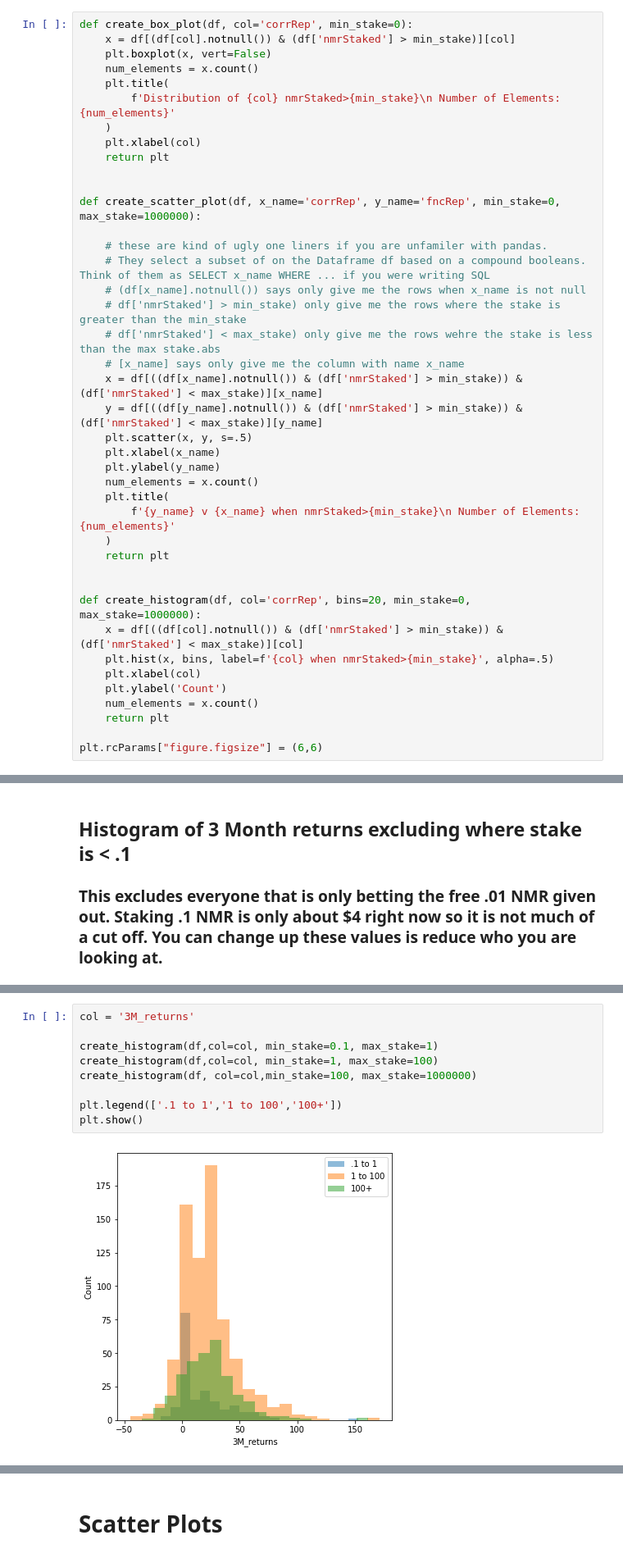
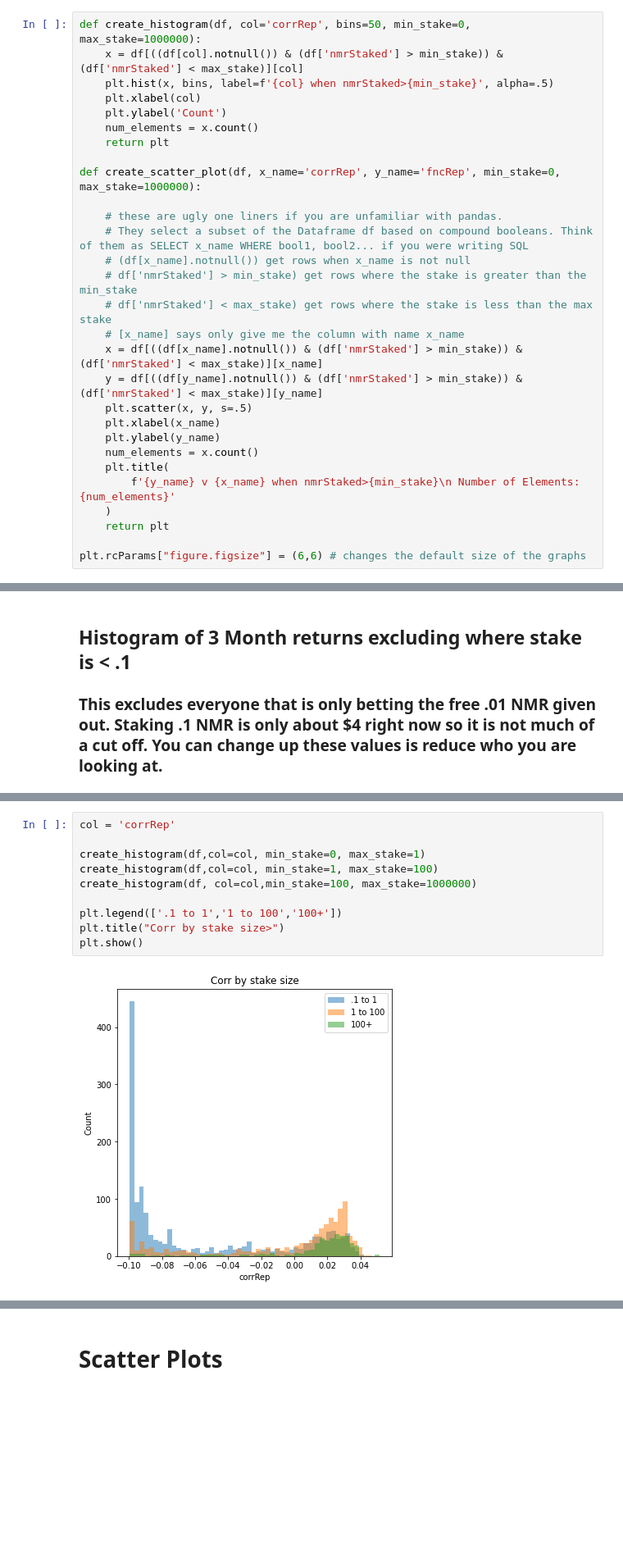
Before and after one commit to parkerburchett/Numerai, a Jupyter notebook: NumerAI LeaderBoard Analysis.ipynb, the cells around one changed output, grey strips where cells are left out. Shown: that part at 82% size. Cells and saved outputs as stored; diff of their text form; blank space fills up the shorter version.

```diff
--- a/NumerAI LeaderBoard Analysis.ipynb
+++ b/NumerAI LeaderBoard Analysis.ipynb
@@ -133,24 +136,21 @@ dtype: int64
 
 ### Each method has the optional param min_stake. Use it to exclude smaller stakeing users.
 # %%
-def create_box_plot(df, col='corrRep', min_stake=0):
-    x = df[(df[col].notnull()) & (df['nmrStaked'] > min_stake)][col]
-    plt.boxplot(x, vert=False)
+def create_histogram(df, col='corrRep', bins=50, min_stake=0, max_stake=1000000):
+    x = df[((df[col].notnull()) & (df['nmrStaked'] > min_stake)) & (df['nmrStaked'] < max_stake)][col]
+    plt.hist(x, bins, label=f'{col} when nmrStaked>{min_stake}', alpha=.5)
+    plt.xlabel(col)
+    plt.ylabel('Count')
     num_elements = x.count()
-    plt.title(
-        f'Distribution of {col} nmrStaked>{min_stake}\n Number of Elements:{num_elements}'
-    )
-    plt.xlabel(col)
     return plt
-
 
 def create_scatter_plot(df, x_name='corrRep', y_name='fncRep', min_stake=0, max_stake=1000000):
 
-    # these are kind of ugly one liners if you are unfamiler with pandas.
-    # They select a subset of on the Dataframe df based on a compound booleans. Think of them as SELECT x_name WHERE ... if you were writing SQL
-    # (df[x_name].notnull()) says only give me the rows when x_name is not null
-    # df['nmrStaked'] > min_stake) only give me the rows where the stake is greater than the min_stake
-    # df['nmrStaked'] < max_stake) only give me the rows wehre the stake is less than the max stake.abs
+    # these are ugly one liners if you are unfamiliar with pandas.
+    # They select a subset of the Dataframe df based on compound booleans. Think of them as SELECT x_name WHERE bool1, bool2... if you were writing SQL
+    # (df[x_name].notnull()) get rows when x_name is not null
+    # df['nmrStaked'] > min_stake) get rows where the stake is greater than the min_stake
+    # df['nmrStaked'] < max_stake) get rows where the stake is less than the max stake
     # [x_name] says only give me the column with name x_name
     x = df[((df[x_name].notnull()) & (df['nmrStaked'] > min_stake)) & (df['nmrStaked'] < max_stake)][x_name]
     y = df[((df[y_name].notnull()) & (df['nmrStaked'] > min_stake)) & (df['nmrStaked'] < max_stake)][y_name]
@@ -163,16 +163,7 @@ def create_scatter_plot(df, x_name='corrRep', y_name='fncRep', min_stake=0, max_
     )
     return plt
 
-
-def create_histogram(df, col='corrRep', bins=20, min_stake=0, max_stake=1000000):
-    x = df[((df[col].notnull()) & (df['nmrStaked'] > min_stake)) & (df['nmrStaked'] < max_stake)][col]
-    plt.hist(x, bins, label=f'{col} when nmrStaked>{min_stake}', alpha=.5)
-    plt.xlabel(col)
-    plt.ylabel('Count')
-    num_elements = x.count()
-    return plt
-
-plt.rcParams["figure.figsize"] = (6,6)
+plt.rcParams["figure.figsize"] = (6,6) # changes the default size of the graphs
 # %% [markdown]
 ## Histogram of 3 Month Returns by Stake Size
 # %%
@@ -194,11 +201,12 @@ plt.show()
 # %%
-col = '3M_returns'
+col = 'corrRep'
 
-create_histogram(df,col=col, min_stake=0.1, max_stake=1)
+create_histogram(df,col=col, min_stake=0, max_stake=1)
 create_histogram(df,col=col, min_stake=1, max_stake=100)
 create_histogram(df, col=col,min_stake=100, max_stake=1000000)
 
 plt.legend(['.1 to 1','1 to 100','100+'])
+plt.title("Corr by stake size>")
 plt.show()
 # %% [output]
-[figure, old version]
+[figure, new version]
```
Also changed, not shown: parts of 19 cells of this notebook.
